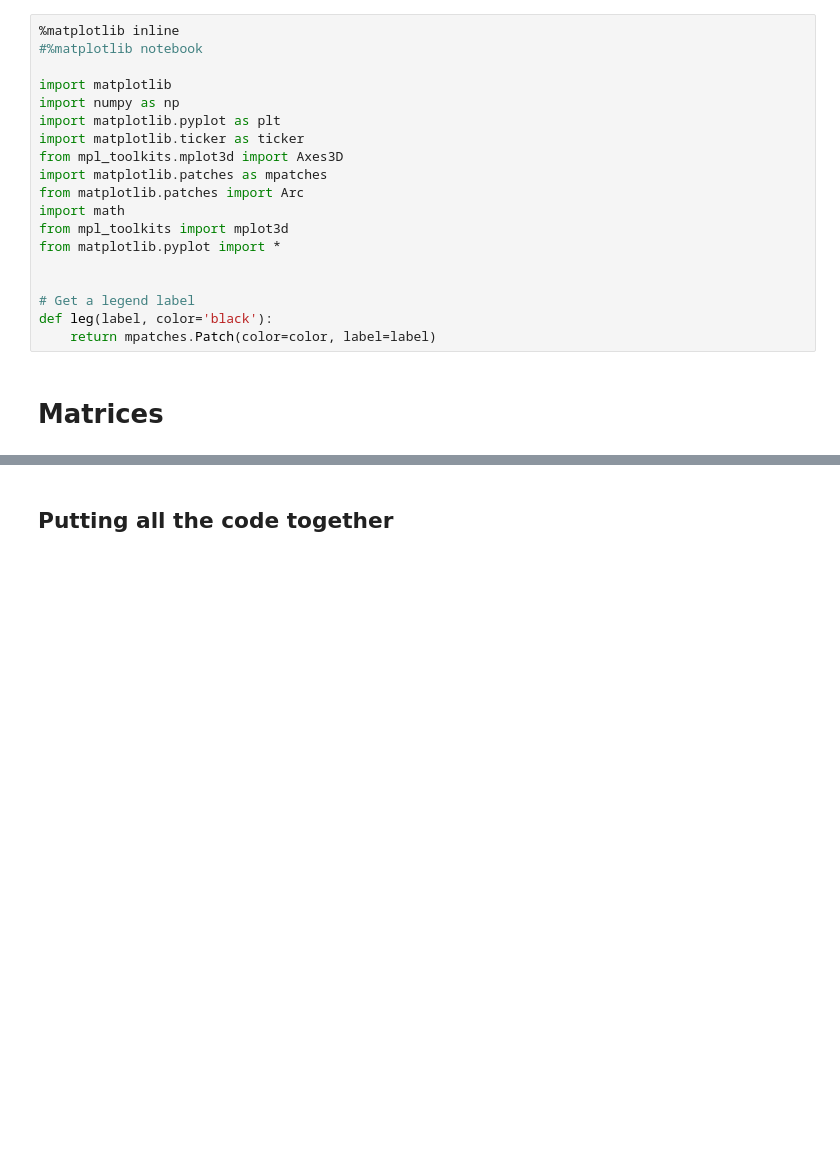
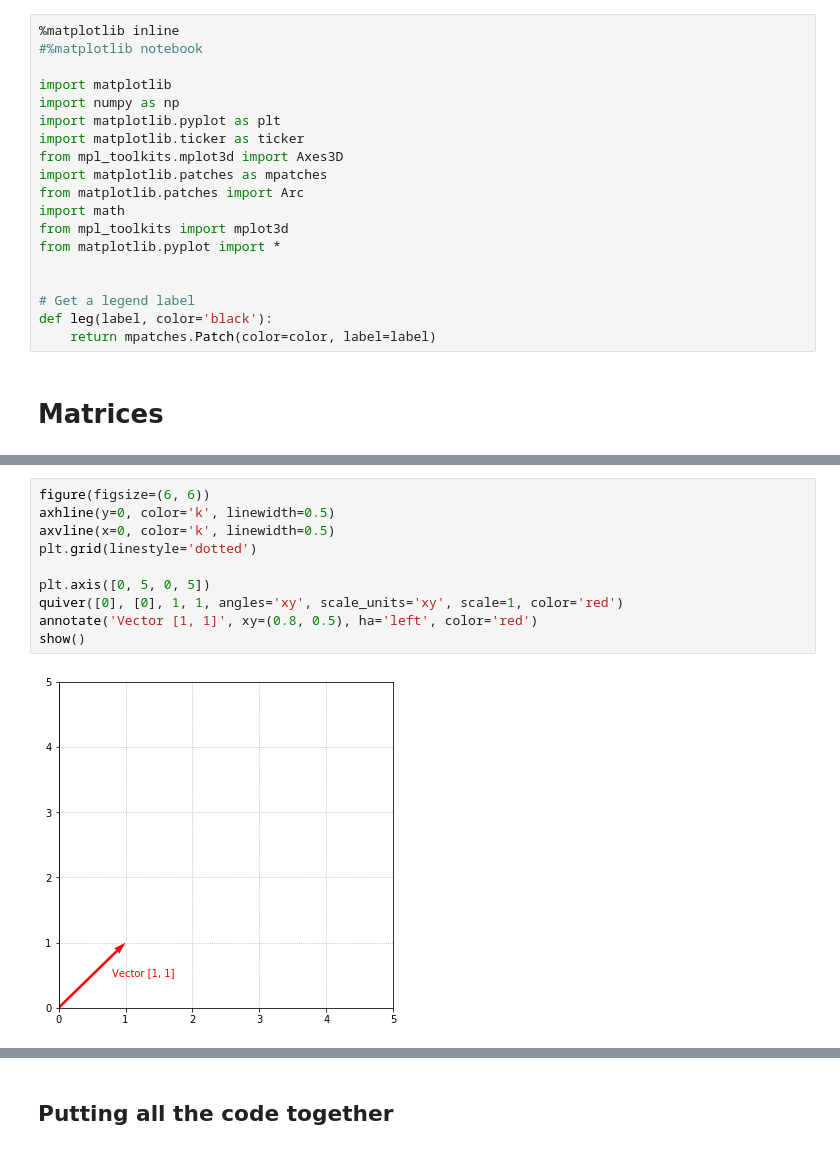
Before and after one commit to blparker/learn-linear-algebra, a Jupyter notebook: Matrices.ipynb, the cells around one changed output, grey strips where cells are left out. Saved outputs shown, nothing was run; the diff lists cells and outputs as text; blank space fills up the shorter version.

```diff
--- a/Matrices.ipynb
+++ b/Matrices.ipynb
@@ -583,0 +433,12 @@ Ultimately results in the same thing, but different interpretations. These diffe
+# %%
+figure(figsize=(6, 6))
+axhline(y=0, color='k', linewidth=0.5)
+axvline(x=0, color='k', linewidth=0.5)
+plt.grid(linestyle='dotted')
+
+plt.axis([0, 5, 0, 5])
+quiver([0], [0], 1, 1, angles='xy', scale_units='xy', scale=1, color='red')
+annotate('Vector [1, 1]', xy=(0.8, 0.5), ha='left', color='red')
+show()
+# %% [output]
+[figure, added]
```
Also changed, not shown: parts of 37 cells of this notebook.
